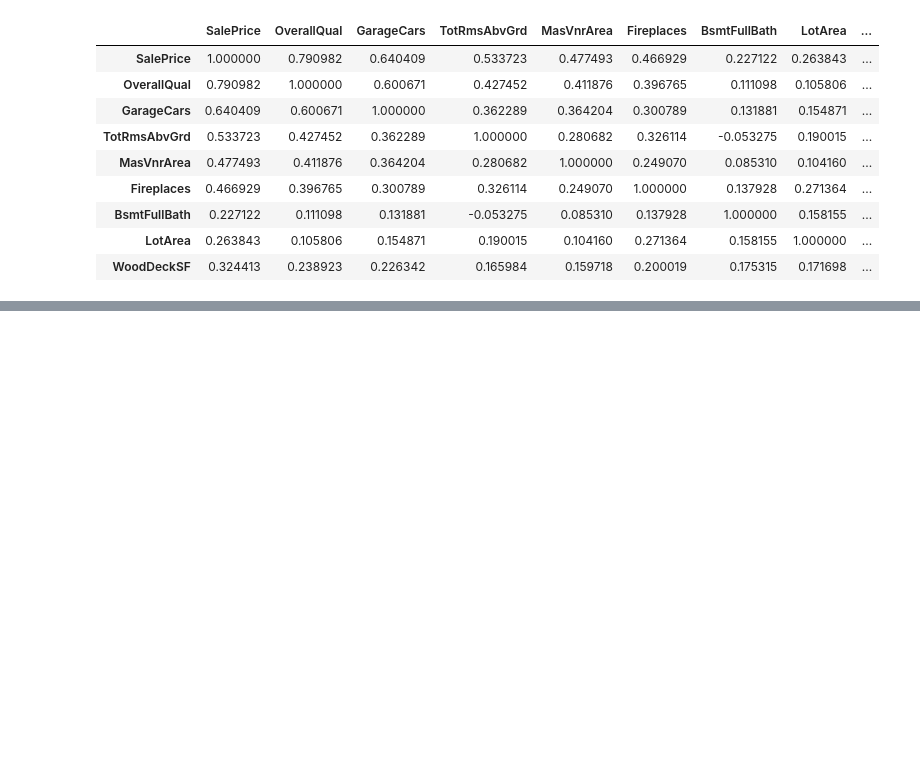
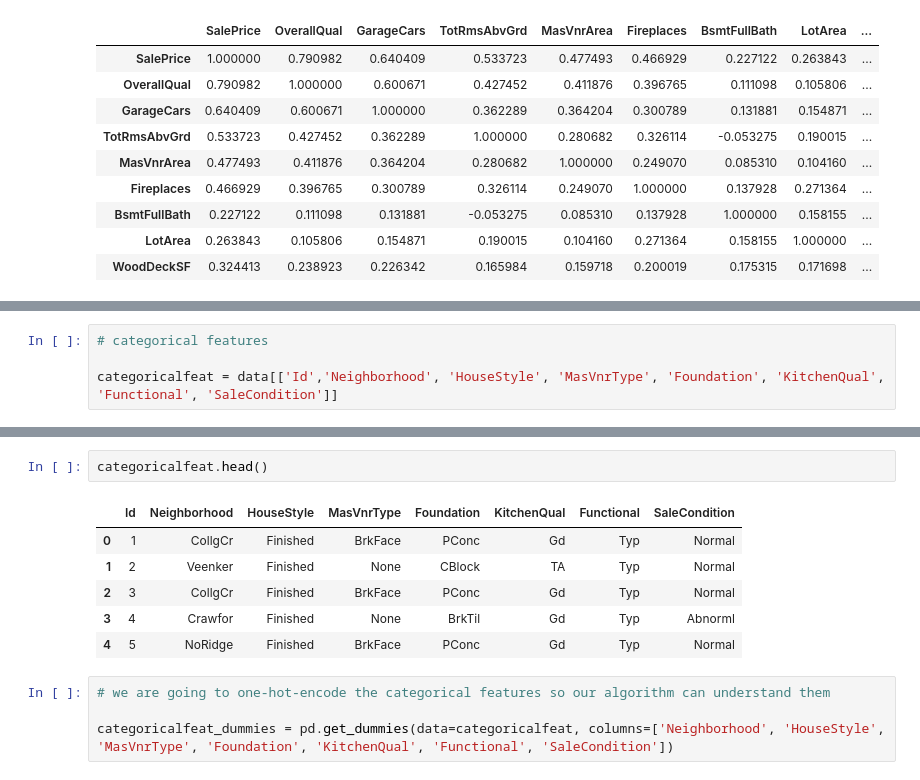
Before and after one commit to FelipeAvila2/ML-House-prices-Advanced-Regression, a Jupyter notebook: main.ipynb, the cells around one changed output, grey strips where cells are left out. Drawn from its saved outputs; the diff is of its cells as text; blank space fills up the shorter version.

```diff
--- a/main.ipynb
+++ b/main.ipynb
@@ -559,0 +586,4 @@ data[['SalePrice', 'OverallQual', 'GarageCars','TotRmsAbvGrd', 'Fireplaces?', 'B
+# %%
+# categorical features
+
+categoricalfeat = data[['Id','Neighborhood', 'HouseStyle', 'MasVnrType', 'Foundation', 'KitchenQual', 'Functional', 'SaleCondition']]
@@ -559,0 +609,13 @@ data[['SalePrice', 'OverallQual', 'GarageCars','TotRmsAbvGrd', 'Fireplaces?', 'B
+# %%
+categoricalfeat.head()
+# %% [output]
+|  | Id | Neighborhood | HouseStyle | MasVnrType | Foundation | KitchenQual | Functional | SaleCondition |
+| 0 | 1 | CollgCr | Finished | BrkFace | PConc | Gd | Typ | Normal |
+| 1 | 2 | Veenker | Finished | None | CBlock | TA | Typ | Normal |
+| 2 | 3 | CollgCr | Finished | BrkFace | PConc | Gd | Typ | Normal |
+| 3 | 4 | Crawfor | Finished | None | BrkTil | Gd | Typ | Abnorml |
+| 4 | 5 | NoRidge | Finished | BrkFace | PConc | Gd | Typ | Normal |
+# %%
+# we are going to one-hot-encode the categorical features so our algorithm can understand them
+
+categoricalfeat_dummies = pd.get_dummies(data=categoricalfeat, columns=['Neighborhood', 'HouseStyle', 'MasVnrType', 'Foundation', 'KitchenQual', 'Functional', 'SaleCondition'])
```
Also changed, not shown: parts of 30 cells of this notebook.
